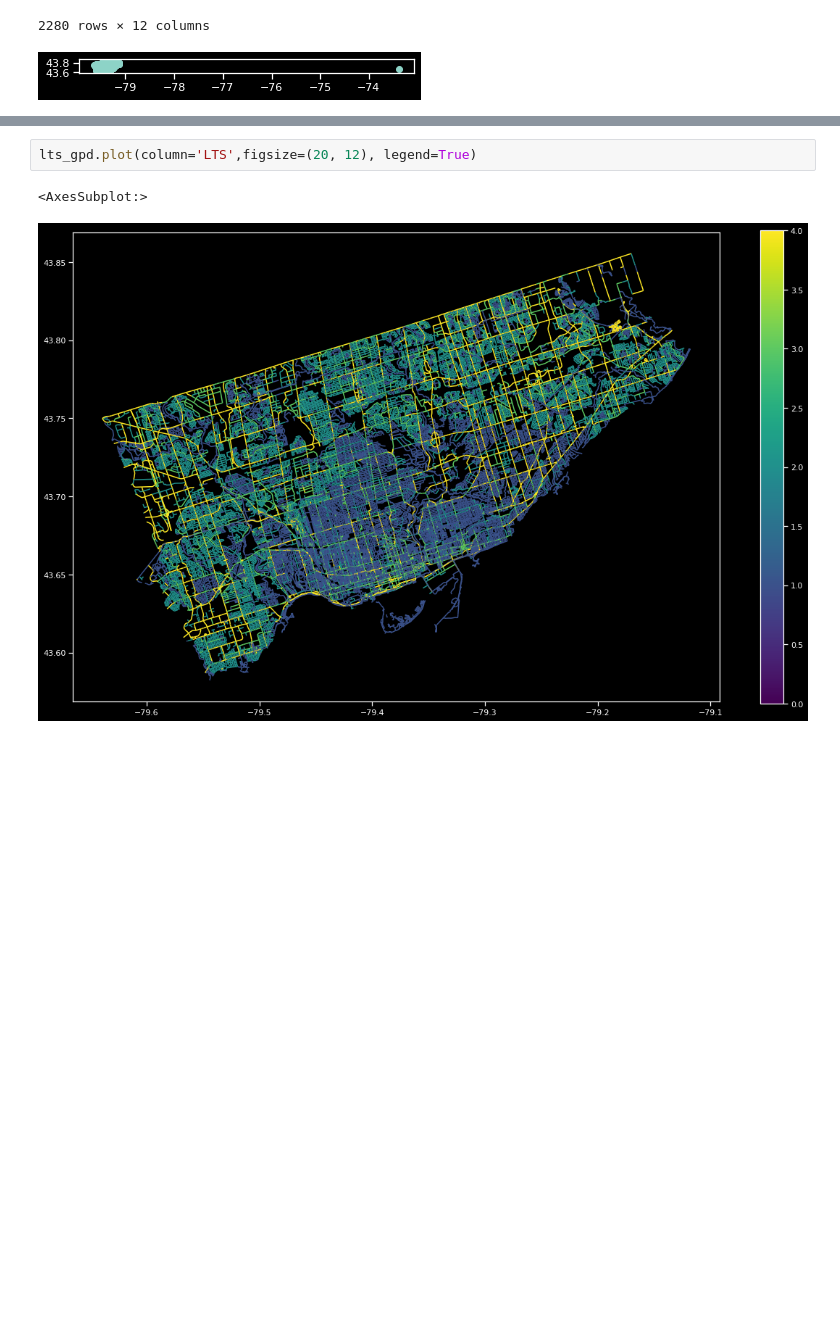
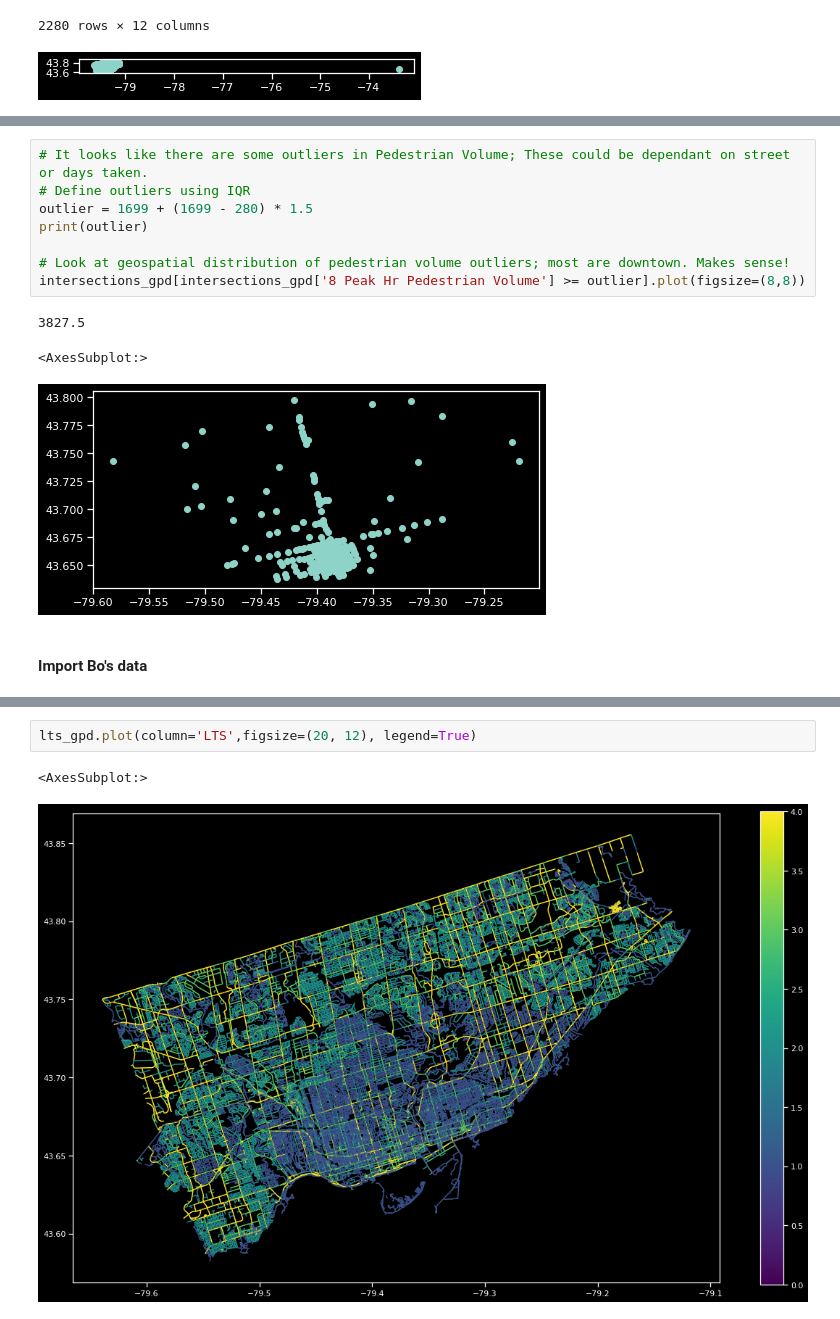
Before and after one commit to KeaganHRankin/Cycle-Classifier, a Jupyter notebook: edanalysis/eda_intersection_volume.ipynb, the cells around one changed output, grey strips where cells are left out. Cells and saved outputs as stored; diff of their text form; blank space fills up the shorter version.

```diff
--- a/edanalysis/eda_intersection_volume.ipynb
+++ b/edanalysis/eda_intersection_volume.ipynb
@@ -117,2 +136,16 @@ intersections_gpd.plot()
+# %%
+# It looks like there are some outliers in Pedestrian Volume; These could be dependant on street or days taken.
+# Define outliers using IQR
+outlier = 1699 + (1699 - 280) * 1.5
+print(outlier)
+
+# Look at geospatial distribution of pedestrian volume outliers; most are downtown. Makes sense!
+intersections_gpd[intersections_gpd['8 Peak Hr Pedestrian Volume'] >= outlier].plot(figsize=(8,8))
+# %% [output]
+3827.5
+<AxesSubplot:>
+[figure, added]
+# %% [markdown]
+#### Import Bo's data
 # %%
 # import Bo's shapefile
```
Also changed, not shown: parts of 18 cells of this notebook, 1 other file.
